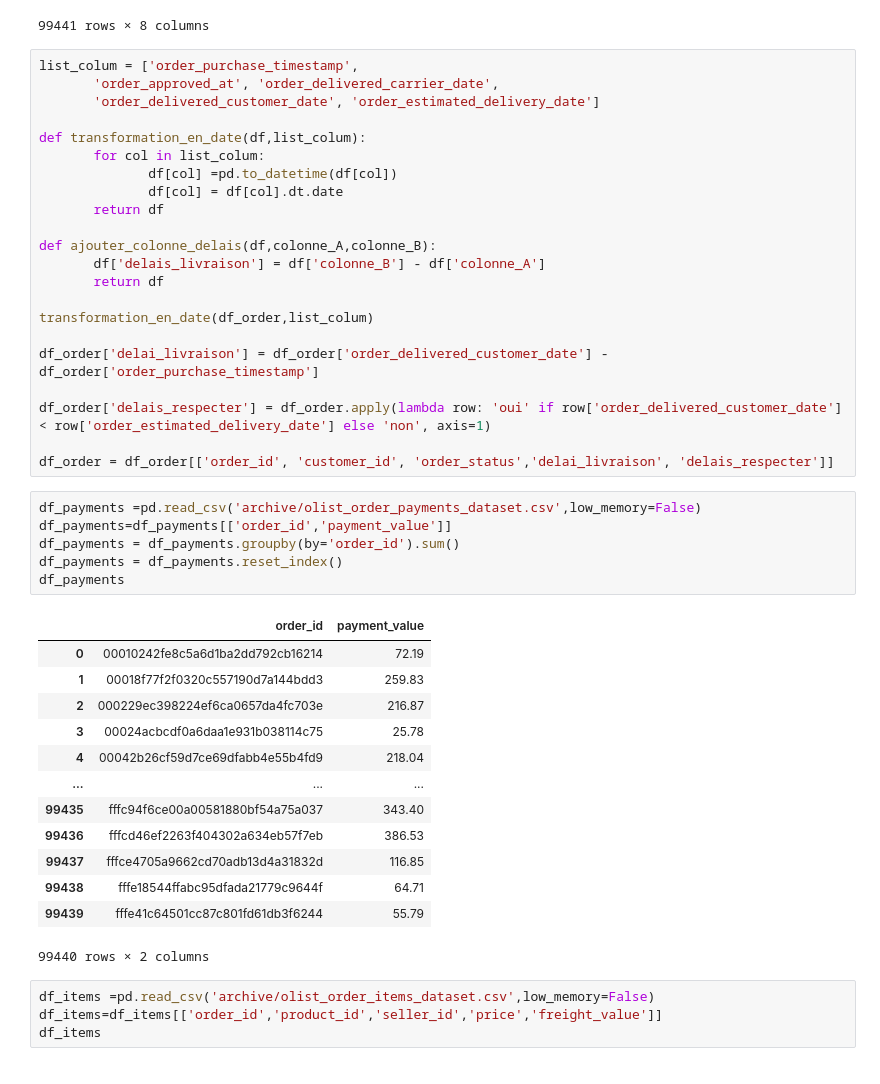
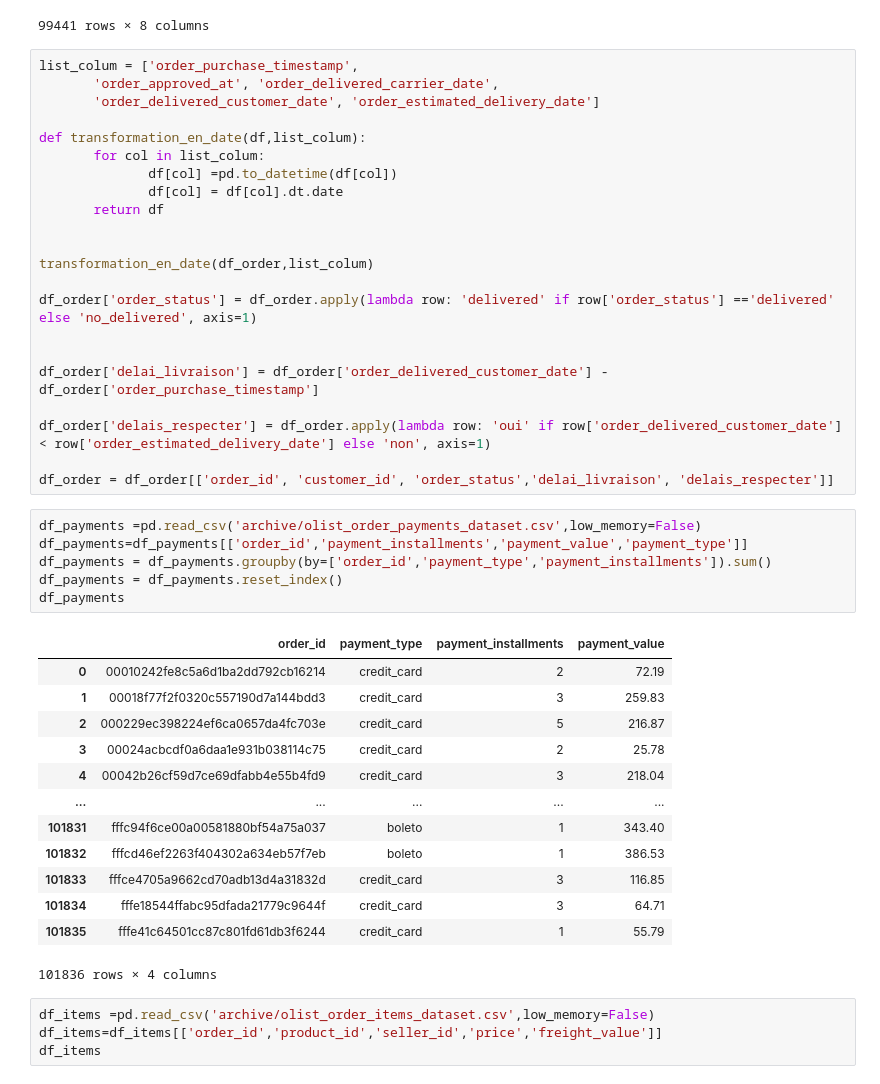
Before and after one commit to Adelinekh/olist_nonsupervise, a Jupyter notebook: analyse.ipynb, the cells around one changed output. Drawn from its saved outputs; the diff is of its cells as text.

```diff
--- a/analyse.ipynb
+++ b/analyse.ipynb
@@ -33,11 +33,11 @@ def transformation_en_date(df,list_colum):
               df[col] = df[col].dt.date
        return df
 
-def ajouter_colonne_delais(df,colonne_A,colonne_B):
-       df['delais_livraison'] = df['colonne_B'] - df['colonne_A']
-       return df
 
 transformation_en_date(df_order,list_colum)
+
+df_order['order_status'] = df_order.apply(lambda row: 'delivered' if row['order_status'] =='delivered' else 'no_delivered', axis=1)
+
 
 df_order['delai_livraison'] = df_order['order_delivered_customer_date'] - df_order['order_purchase_timestamp']
 
@@ -46,24 +46,24 @@ df_order['delais_respecter'] = df_order.apply(lambda row: 'oui' if row['order_de
 df_order = df_order[['order_id', 'customer_id', 'order_status','delai_livraison', 'delais_respecter']]
 # %%
 df_payments =pd.read_csv('archive/olist_order_payments_dataset.csv',low_memory=False)
-df_payments=df_payments[['order_id','payment_value']]
-df_payments = df_payments.groupby(by='order_id').sum()
+df_payments=df_payments[['order_id','payment_installments','payment_value','payment_type']]
+df_payments = df_payments.groupby(by=['order_id','payment_type','payment_installments']).sum()
 df_payments = df_payments.reset_index()
 df_payments
 # %% [output]
-|  | order_id | payment_value |
-| 0 | 00010242fe8c5a6d1ba2dd792cb16214 | 72.19 |
-| 1 | 00018f77f2f0320c557190d7a144bdd3 | 259.83 |
-| 2 | 000229ec398224ef6ca0657da4fc703e | 216.87 |
-| 3 | 00024acbcdf0a6daa1e931b038114c75 | 25.78 |
-| 4 | 00042b26cf59d7ce69dfabb4e55b4fd9 | 218.04 |
-| ... | ... | ... |
-| 99435 | fffc94f6ce00a00581880bf54a75a037 | 343.40 |
-| 99436 | fffcd46ef2263f404302a634eb57f7eb | 386.53 |
-| 99437 | fffce4705a9662cd70adb13d4a31832d | 116.85 |
-| 99438 | fffe18544ffabc95dfada21779c9644f | 64.71 |
-| 99439 | fffe41c64501cc87c801fd61db3f6244 | 55.79 |
+|  | order_id | payment_type | payment_installments | payment_value |
+| 0 | 00010242fe8c5a6d1ba2dd792cb16214 | credit_card | 2 | 72.19 |
+| 1 | 00018f77f2f0320c557190d7a144bdd3 | credit_card | 3 | 259.83 |
+| 2 | 000229ec398224ef6ca0657da4fc703e | credit_card | 5 | 216.87 |
+| 3 | 00024acbcdf0a6daa1e931b038114c75 | credit_card | 2 | 25.78 |
+| 4 | 00042b26cf59d7ce69dfabb4e55b4fd9 | credit_card | 3 | 218.04 |
+| ... | ... | ... | ... | ... |
+| 101831 | fffc94f6ce00a00581880bf54a75a037 | boleto | 1 | 343.40 |
+| 101832 | fffcd46ef2263f404302a634eb57f7eb | boleto | 1 | 386.53 |
+| 101833 | fffce4705a9662cd70adb13d4a31832d | credit_card | 3 | 116.85 |
+| 101834 | fffe18544ffabc95dfada21779c9644f | credit_card | 3 | 64.71 |
+| 101835 | fffe41c64501cc87c801fd61db3f6244 | credit_card | 1 | 55.79 |
-99440 rows × 2 columns
+101836 rows × 4 columns
 # %%
 df_items =pd.read_csv('archive/olist_order_items_dataset.csv',low_memory=False)
 df_items=df_items[['order_id','product_id','seller_id','price','freight_value']]
```
Also changed, not shown: parts of 18 cells of this notebook, 1 other file.
